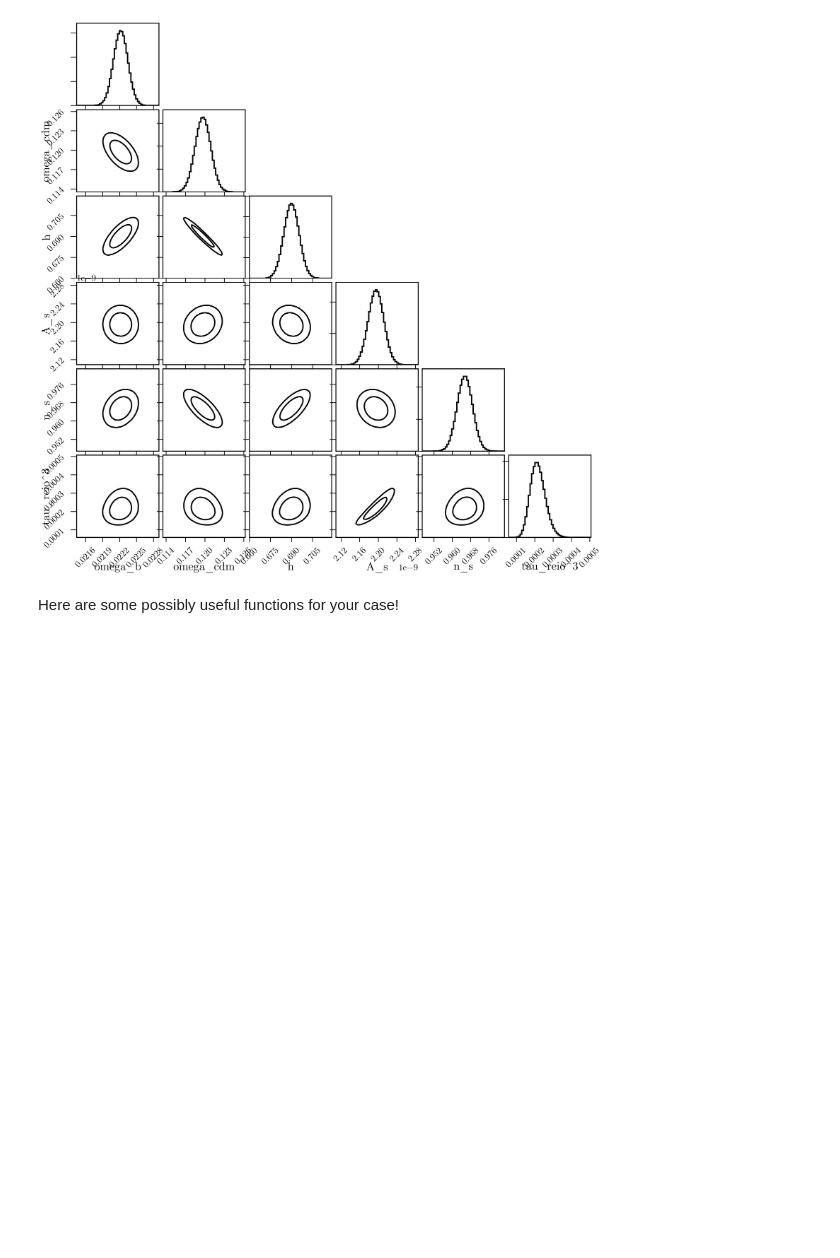
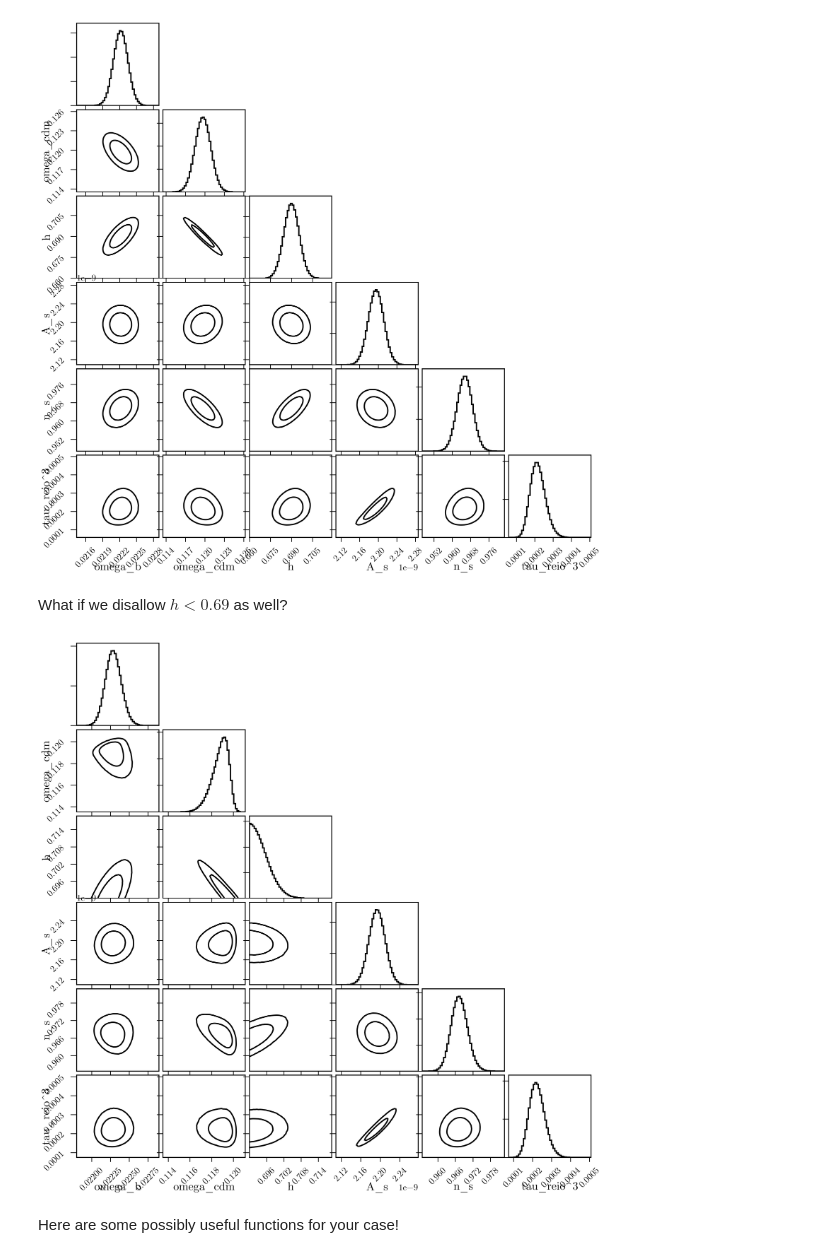
Before and after one commit to xzackli/fishchips-public, a Jupyter notebook: notebooks/Arbitrary Priors.ipynb, the cells around one changed output. Drawn from its saved outputs; the diff is of its cells as text; code cells hidden in the pictures; blank space fills up the shorter version.

```diff
--- a/notebooks/Arbitrary Priors.ipynb
+++ b/notebooks/Arbitrary Priors.ipynb
@@ -131,6 +131,20 @@ corner.corner(modified_samples,
               weight=unmodified_samples.T[-1]); # the weight= allows for us to use a prior
 # %% [output]
 [figure]
+# %% [markdown]
+What if we disallow $h < 0.69$ as well?
+# %%
+modified_samples = modified_samples[modified_samples.T[2]>0.69]
+
+fig, ax = plt.subplots(npar, npar, figsize=(18,18))
+corner.corner(modified_samples,
+              plot_datapoints=False, plot_density=False, bins=50,
+              levels=(0.68,0.95), lw=2, fig=fig,
+              hist_kwargs={'density':True}, labels=[r'omega_b', r'omega_cdm', r'h',  r'A_s', r'n_s', r'tau_reio^3'],
+
+              weight=unmodified_samples.T[-1]); # the weight= allows for us to use a prior
+# %% [output]
+[figure, added]
 # %% [markdown]
 Here are some possibly useful functions for your case!
 # %%
```
